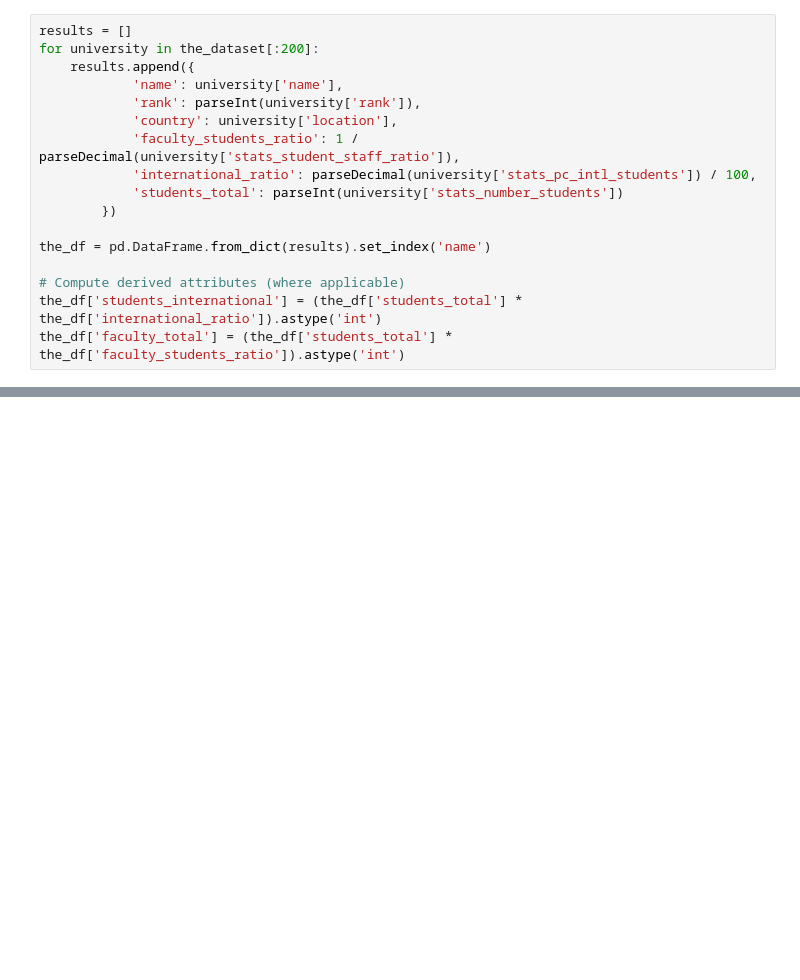
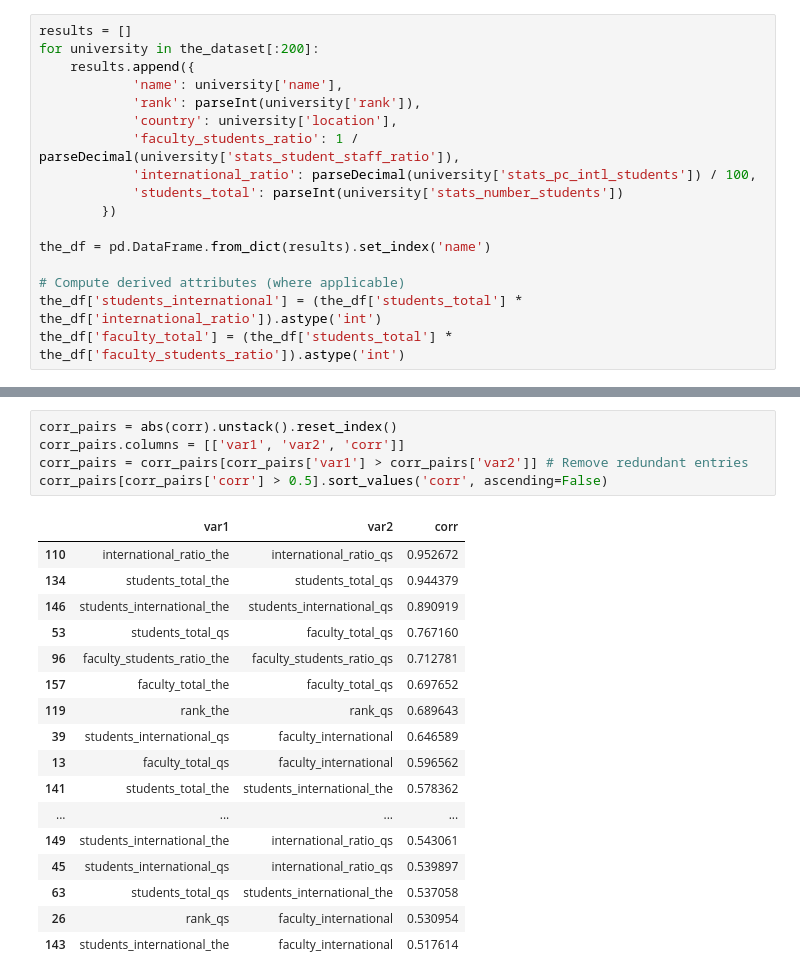
Before and after one commit to tarmeens/ada-homework, a Jupyter notebook: 02 - Data from the Web/Homework2.ipynb, the cells around one changed output, grey strips where cells are left out. Drawn from its saved outputs; the diff is of its cells as text; blank space fills up the shorter version.

```diff
--- a/02 - Data from the Web/Homework2.ipynb
+++ b/02 - Data from the Web/Homework2.ipynb
@@ -148,0 +430,23 @@ sns.heatmap(corr, annot=True,
+# %%
+corr_pairs = abs(corr).unstack().reset_index()
+corr_pairs.columns = [['var1', 'var2', 'corr']]
+corr_pairs = corr_pairs[corr_pairs['var1'] > corr_pairs['var2']] # Remove redundant entries
+corr_pairs[corr_pairs['corr'] > 0.5].sort_values('corr', ascending=False)
+# %% [output]
+|  | var1 | var2 | corr |
+| 110 | international_ratio_the | international_ratio_qs | 0.952672 |
+| 134 | students_total_the | students_total_qs | 0.944379 |
+| 146 | students_international_the | students_international_qs | 0.890919 |
+| 53 | students_total_qs | faculty_total_qs | 0.767160 |
+| 96 | faculty_students_ratio_the | faculty_students_ratio_qs | 0.712781 |
+| 157 | faculty_total_the | faculty_total_qs | 0.697652 |
+| 119 | rank_the | rank_qs | 0.689643 |
+| 39 | students_international_qs | faculty_international | 0.646589 |
+| 13 | faculty_total_qs | faculty_international | 0.596562 |
+| 141 | students_total_the | students_international_the | 0.578362 |
+| ... | ... | ... | ... |
+| 149 | students_international_the | international_ratio_qs | 0.543061 |
+| 45 | students_international_qs | international_ratio_qs | 0.539897 |
+| 63 | students_total_qs | students_international_the | 0.537058 |
+| 26 | rank_qs | faculty_international | 0.530954 |
+| 143 | students_international_the | faculty_international | 0.517614 |
```
Also changed, not shown: parts of 35 cells of this notebook.
